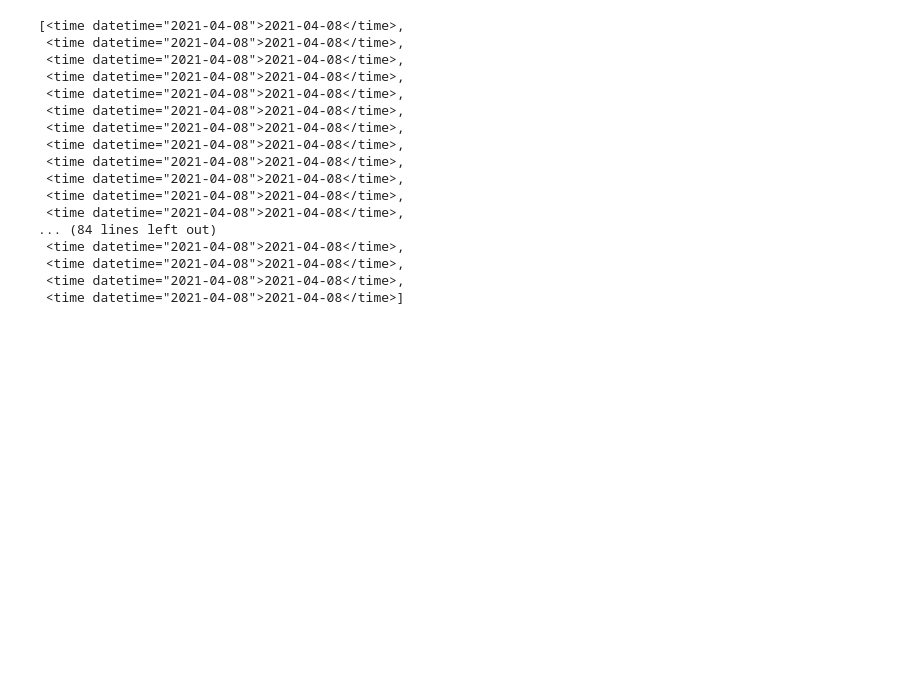
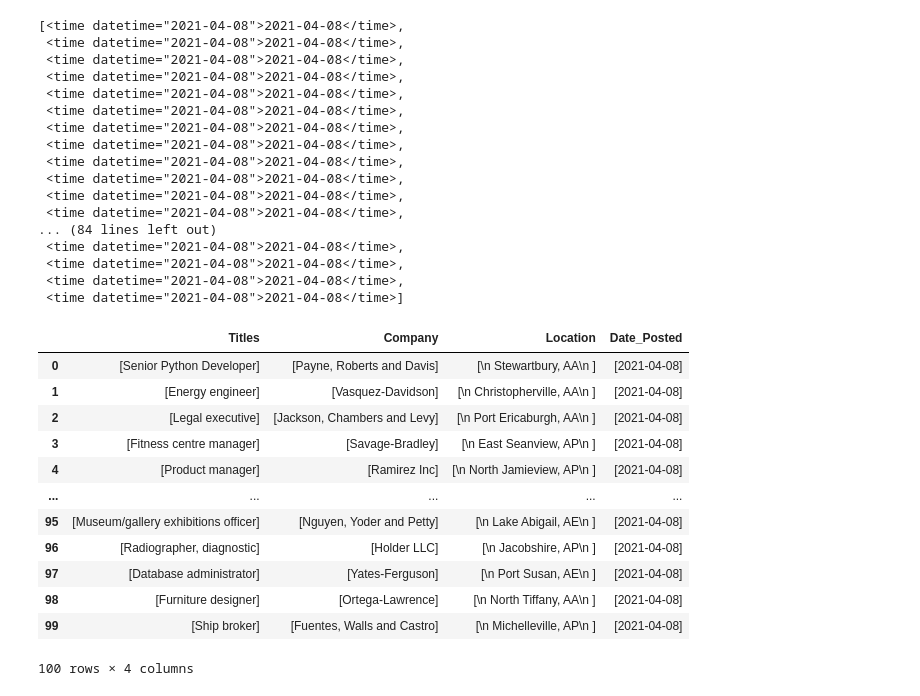
Before and after one commit to NSS-Data-Analytics-Cohort-16/da16-webscraping-janvimehendale, a Jupyter notebook: notebooks/readme_one.ipynb, the cells around one changed output. Drawn from its saved outputs; the diff is of its cells as text; code cells hidden in the pictures; blank space fills up the shorter version.

Commit message:
Extracted data for Q1

```diff
--- a/notebooks/readme_one.ipynb
+++ b/notebooks/readme_one.ipynb
@@ -84,8 +85,8 @@ bs4.element.Tag
 # %% [markdown]
 1b. Now, use what you did for the first title, but extract the job title for all jobs on this page. Store the results in a list.
 # %%
-titles = soup.findAll('h2')
-titles
+job_titles = soup.findAll('h2')
+job_titles
 # %% [output]
 [<h2 class="title is-5">Senior Python Developer</h2>,
  <h2 class="title is-5">Energy engineer</h2>,
@@ -135,8 +136,8 @@ company_name
  <h3 class="subtitle is-6 company">Ortega-Lawrence</h3>,
  <h3 class="subtitle is-6 company">Fuentes, Walls and Castro</h3>]
 # %%
-company_location = soup.findAll('p',{"class" :"location"})
-company_location
+location = soup.findAll('p',{"class" :"location"})
+location
 # %% [output]
 [<p class="location">
          Stewartbury, AA
@@ -176,6 +177,29 @@ date_posted
  <time datetime="2021-04-08">2021-04-08</time>,
  <time datetime="2021-04-08">2021-04-08</time>,
  <time datetime="2021-04-08">2021-04-08</time>]
+# %%
+df = pd.DataFrame({
+"Titles" : job_titles,
+"Company" : company_name,
+"Location" : location,
+"Date_Posted" : date_posted
+})
+# %%
+df
+# %% [output]
+|  | Titles | Company | Location | Date_Posted |
+| 0 | [Senior Python Developer] | [Payne, Roberts and Davis] | [\n Stewartbury, AA\n ] | [2021-04-08] |
+| 1 | [Energy engineer] | [Vasquez-Davidson] | [\n Christopherville, AA\n ] | [2021-04-08] |
+| 2 | [Legal executive] | [Jackson, Chambers and Levy] | [\n Port Ericaburgh, AA\n ] | [2021-04-08] |
+| 3 | [Fitness centre manager] | [Savage-Bradley] | [\n East Seanview, AP\n ] | [2021-04-08] |
+| 4 | [Product manager] | [Ramirez Inc] | [\n North Jamieview, AP\n ] | [2021-04-08] |
+| ... | ... | ... | ... | ... |
+| 95 | [Museum/gallery exhibitions officer] | [Nguyen, Yoder and Petty] | [\n Lake Abigail, AE\n ] | [2021-04-08] |
+| 96 | [Radiographer, diagnostic] | [Holder LLC] | [\n Jacobshire, AP\n ] | [2021-04-08] |
+| 97 | [Database administrator] | [Yates-Ferguson] | [\n Port Susan, AE\n ] | [2021-04-08] |
+| 98 | [Furniture designer] | [Ortega-Lawrence] | [\n North Tiffany, AA\n ] | [2021-04-08] |
+| 99 | [Ship broker] | [Fuentes, Walls and Castro] | [\n Michelleville, AP\n ] | [2021-04-08] |
+100 rows × 4 columns
 # %%
 
 # 1d. Take the lists that you have created and combine them into a pandas DataFrame.
```
Also changed, not shown: parts of 1 cell of this notebook.
